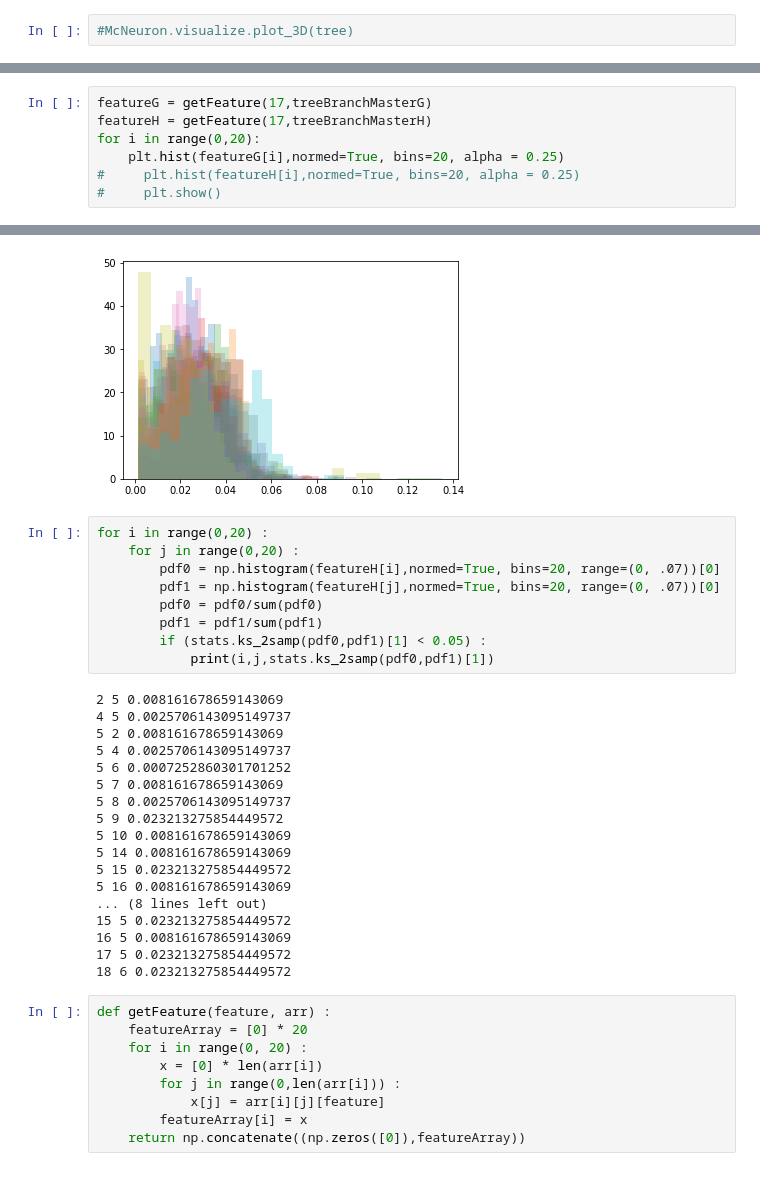
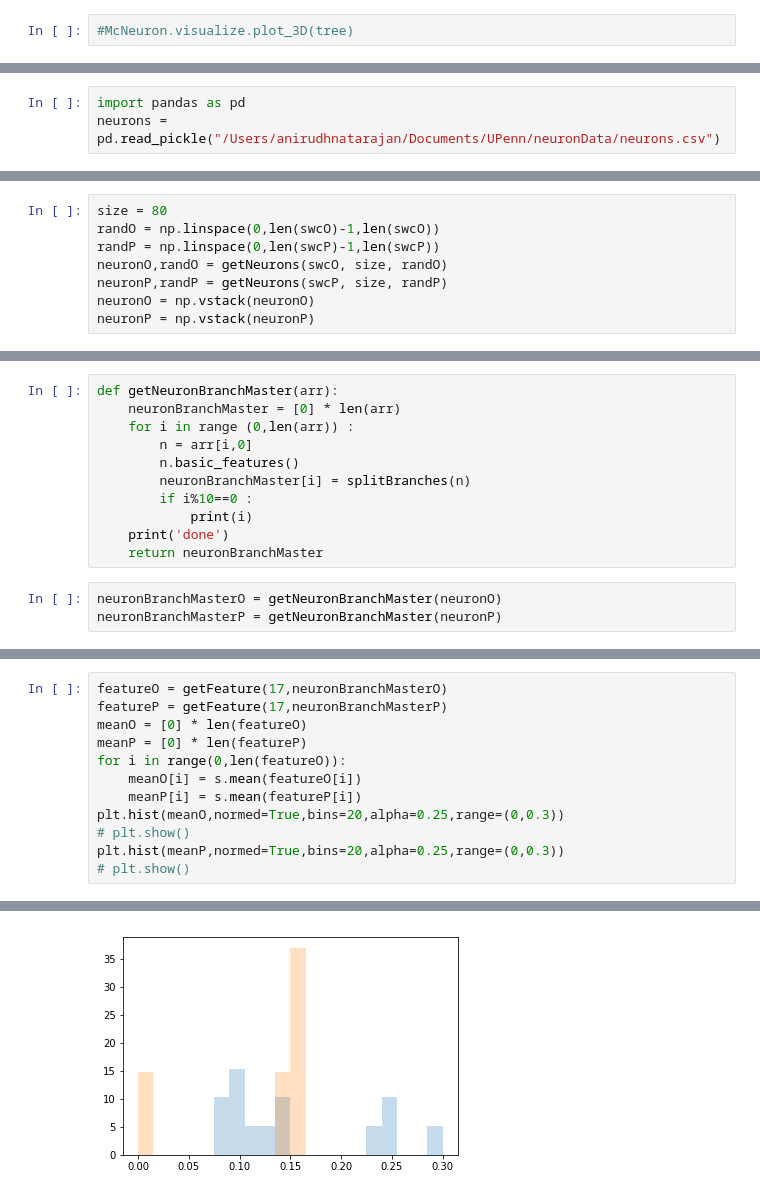
Before and after one commit to BonsaiNet/Actual-Tree, a Jupyter notebook: branchFeatures.ipynb, the cells around one changed output, grey strips where cells are left out. Cells and saved outputs as stored; diff of their text form.

Commit message:
treeNeuronClassification

```diff
--- a/branchFeatures.ipynb
+++ b/branchFeatures.ipynb
@@ -78,0 +156,3 @@ done
+# %%
+import pandas as pd
+neurons = pd.read_pickle("/Users/anirudhnatarajan/Documents/UPenn/neuronData/neurons.csv")
@@ -78,0 +193,8 @@ done
+# %%
+size = 80
+randO = np.linspace(0,len(swcO)-1,len(swcO))
+randP = np.linspace(0,len(swcP)-1,len(swcP))
+neuronO,randO = getNeurons(swcO, size, randO)
+neuronP,randP = getNeurons(swcP, size, randP)
+neuronO = np.vstack(neuronO)
+neuronP = np.vstack(neuronP)
@@ -78,0 +206,14 @@ done
+# %%
+def getNeuronBranchMaster(arr):
+    neuronBranchMaster = [0] * len(arr)
+    for i in range (0,len(arr)) :
+        n = arr[i,0]
+        n.basic_features()
+        neuronBranchMaster[i] = splitBranches(n)
+        if i%10==0 :
+            print(i)
+    print('done')
+    return neuronBranchMaster
+# %%
+neuronBranchMasterO = getNeuronBranchMaster(neuronO)
+neuronBranchMasterP = getNeuronBranchMaster(neuronP)
@@ -79,8 +273,13 @@ done
 # %%
-featureG = getFeature(17,treeBranchMasterG)
-featureH = getFeature(17,treeBranchMasterH)
-for i in range(0,20):
-    plt.hist(featureG[i],normed=True, bins=20, alpha = 0.25)
-#     plt.hist(featureH[i],normed=True, bins=20, alpha = 0.25)
-#     plt.show()
+featureO = getFeature(17,neuronBranchMasterO)
+featureP = getFeature(17,neuronBranchMasterP)
+meanO = [0] * len(featureO)
+meanP = [0] * len(featureP)
+for i in range(0,len(featureO)):
+    meanO[i] = s.mean(featureO[i])
+    meanP[i] = s.mean(featureP[i])
+plt.hist(meanO,normed=True,bins=20,alpha=0.25,range=(0,0.3))
+# plt.show()
+plt.hist(meanP,normed=True,bins=20,alpha=0.25,range=(0,0.3))
+# plt.show()
 # %% [output]
@@ -87,37 +294 @@ for i in range(0,20):
-[figure, old version]
+[figure, new version]
-# %%
-for i in range(0,20) :
-    for j in range(0,20) :
-        pdf0 = np.histogram(featureH[i],normed=True, bins=20, range=(0, .07))[0]
-        pdf1 = np.histogram(featureH[j],normed=True, bins=20, range=(0, .07))[0]
-        pdf0 = pdf0/sum(pdf0)
-        pdf1 = pdf1/sum(pdf1)
-        if (stats.ks_2samp(pdf0,pdf1)[1] < 0.05) :
-            print(i,j,stats.ks_2samp(pdf0,pdf1)[1])
-# %% [output]
-2 5 0.008161678659143069
-4 5 0.0025706143095149737
-5 2 0.008161678659143069
-5 4 0.0025706143095149737
-5 6 0.0007252860301701252
-5 7 0.008161678659143069
-5 8 0.0025706143095149737
-5 9 0.023213275854449572
-5 10 0.008161678659143069
-5 14 0.008161678659143069
-5 15 0.023213275854449572
-5 16 0.008161678659143069
-... (8 lines left out)
-15 5 0.023213275854449572
-16 5 0.008161678659143069
-17 5 0.023213275854449572
-18 6 0.023213275854449572
-# %%
-def getFeature(feature, arr) :
-    featureArray = [0] * 20
-    for i in range(0, 20) :
-        x = [0] * len(arr[i])
-        for j in range(0,len(arr[i])) :
-            x[j] = arr[i][j][feature]
-        featureArray[i] = x
-    return np.concatenate((np.zeros([0]),featureArray))
```
Also changed, not shown: parts of 27 cells of this notebook, 2 other files.
